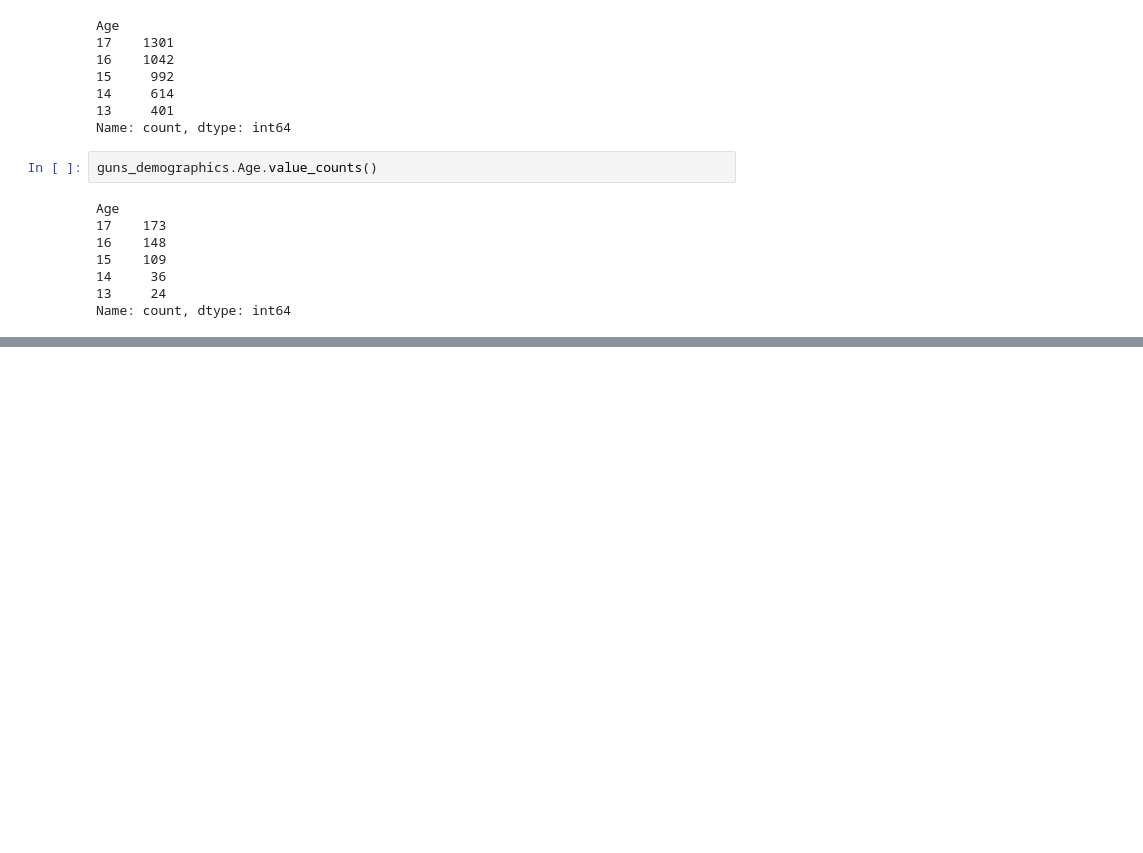
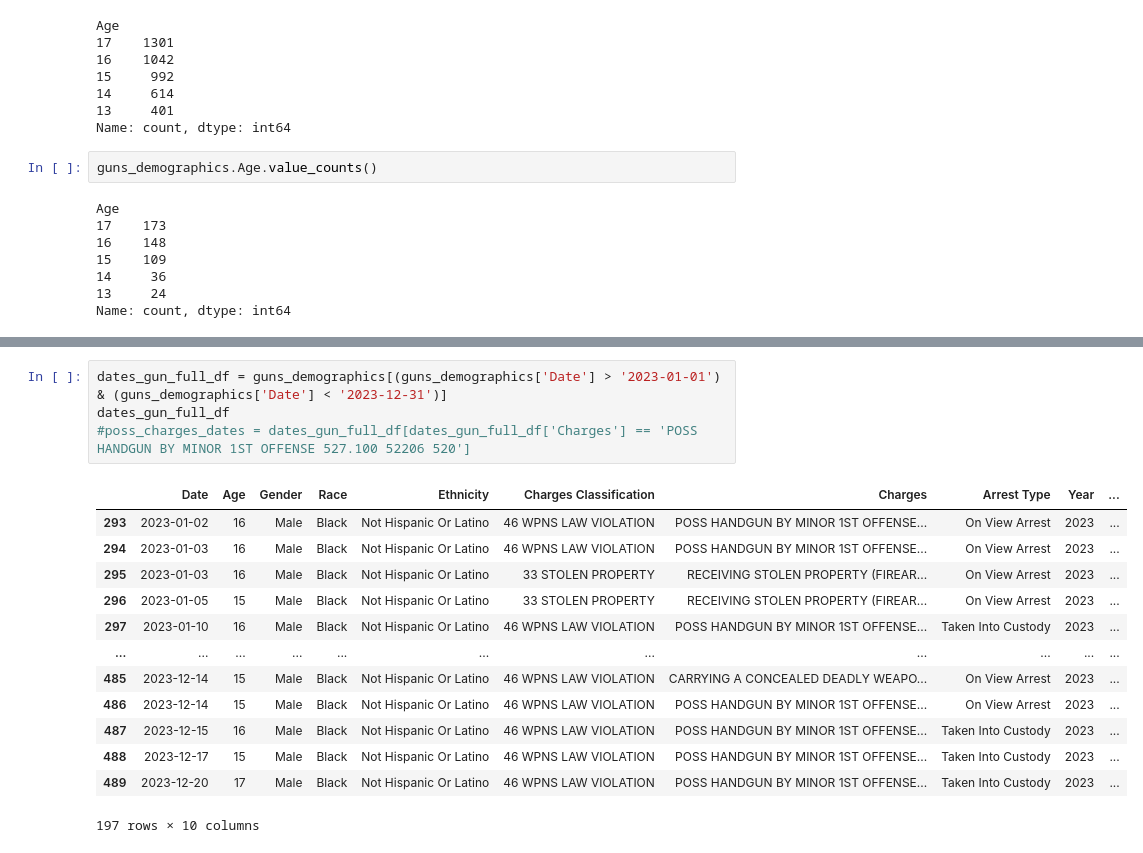
Before and after one commit to marresaburke/tracking_Louisville_crime, a Jupyter notebook: teens_arrested.ipynb, the cells around one changed output, grey strips where cells are left out. Cells and saved outputs as stored; diff of their text form; blank space fills up the shorter version.

```diff
--- a/teens_arrested.ipynb
+++ b/teens_arrested.ipynb
@@ -283,0 +274,18 @@ teen_data.loc[teen_data.Age == 13]
+# %%
+dates_gun_full_df = guns_demographics[(guns_demographics['Date'] > '2023-01-01') & (guns_demographics['Date'] < '2023-12-31')]
+dates_gun_full_df
+#poss_charges_dates = dates_gun_full_df[dates_gun_full_df['Charges'] == 'POSS HANDGUN BY MINOR 1ST OFFENSE 527.100 52206 520']
+# %% [output]
+|  | Date | Age | Gender | Race | Ethnicity | Charges Classification | Charges | Arrest Type | Year | ... |
+| 293 | 2023-01-02 | 16 | Male | Black | Not Hispanic Or Latino | 46 WPNS LAW VIOLATION | POSS HANDGUN BY MINOR 1ST OFFENSE... | On View Arrest | 2023 | ... |
+| 294 | 2023-01-03 | 16 | Male | Black | Not Hispanic Or Latino | 46 WPNS LAW VIOLATION | POSS HANDGUN BY MINOR 1ST OFFENSE... | On View Arrest | 2023 | ... |
+| 295 | 2023-01-03 | 16 | Male | Black | Not Hispanic Or Latino | 33 STOLEN PROPERTY | RECEIVING STOLEN PROPERTY (FIREAR... | On View Arrest | 2023 | ... |
+| 296 | 2023-01-05 | 15 | Male | Black | Not Hispanic Or Latino | 33 STOLEN PROPERTY | RECEIVING STOLEN PROPERTY (FIREAR... | On View Arrest | 2023 | ... |
+| 297 | 2023-01-10 | 16 | Male | Black | Not Hispanic Or Latino | 46 WPNS LAW VIOLATION | POSS HANDGUN BY MINOR 1ST OFFENSE... | Taken Into Custody | 2023 | ... |
+| ... | ... | ... | ... | ... | ... | ... | ... | ... | ... | ... |
+| 485 | 2023-12-14 | 15 | Male | Black | Not Hispanic Or Latino | 46 WPNS LAW VIOLATION | CARRYING A CONCEALED DEADLY WEAPO... | On View Arrest | 2023 | ... |
+| 486 | 2023-12-14 | 15 | Male | Black | Not Hispanic Or Latino | 46 WPNS LAW VIOLATION | POSS HANDGUN BY MINOR 1ST OFFENSE... | On View Arrest | 2023 | ... |
+| 487 | 2023-12-15 | 16 | Male | Black | Not Hispanic Or Latino | 46 WPNS LAW VIOLATION | POSS HANDGUN BY MINOR 1ST OFFENSE... | Taken Into Custody | 2023 | ... |
+| 488 | 2023-12-17 | 15 | Male | Black | Not Hispanic Or Latino | 46 WPNS LAW VIOLATION | POSS HANDGUN BY MINOR 1ST OFFENSE... | Taken Into Custody | 2023 | ... |
+| 489 | 2023-12-20 | 17 | Male | Black | Not Hispanic Or Latino | 46 WPNS LAW VIOLATION | POSS HANDGUN BY MINOR 1ST OFFENSE... | Taken Into Custody | 2023 | ... |
+197 rows × 10 columns
```
Also changed, not shown: parts of 5 cells of this notebook, 1 other file.
